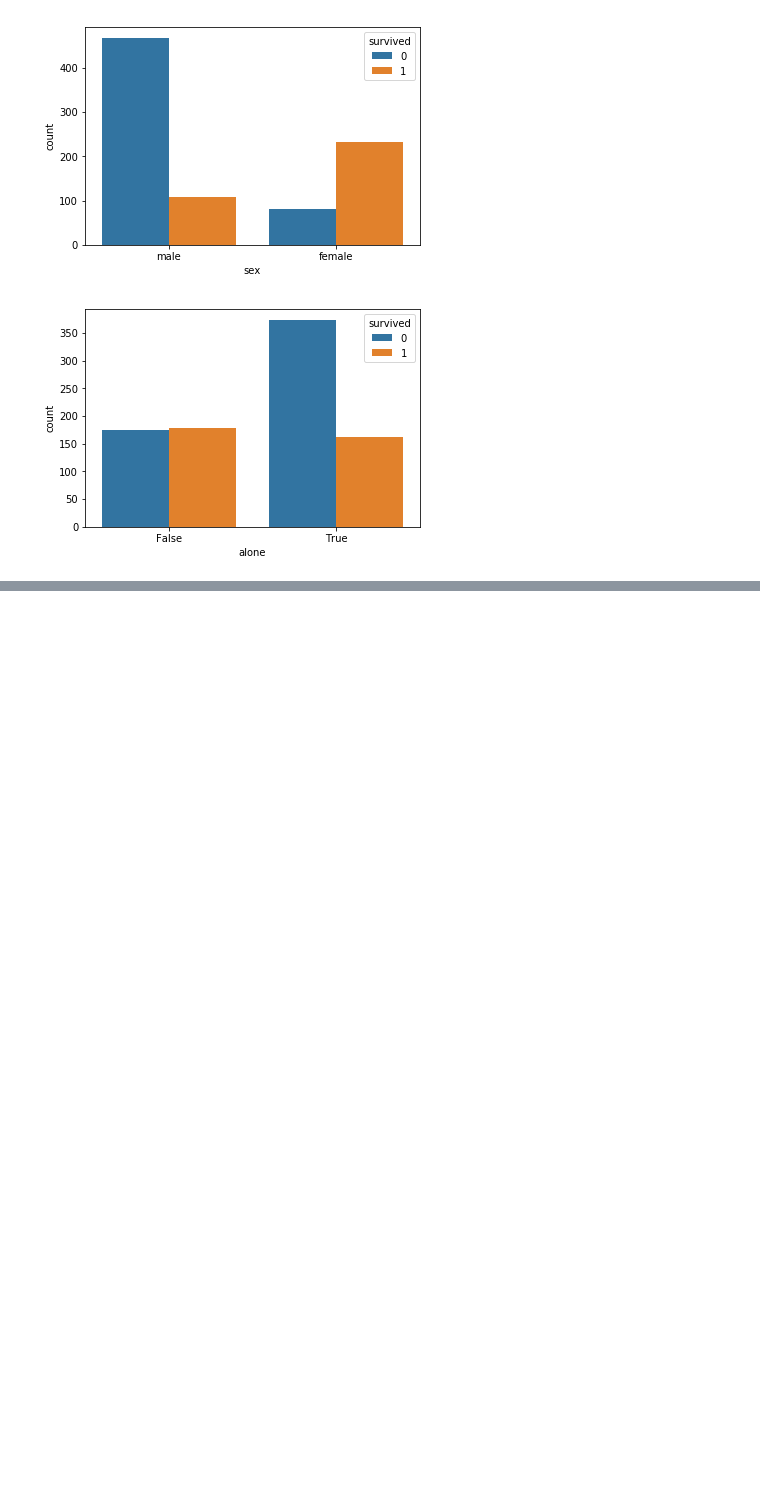
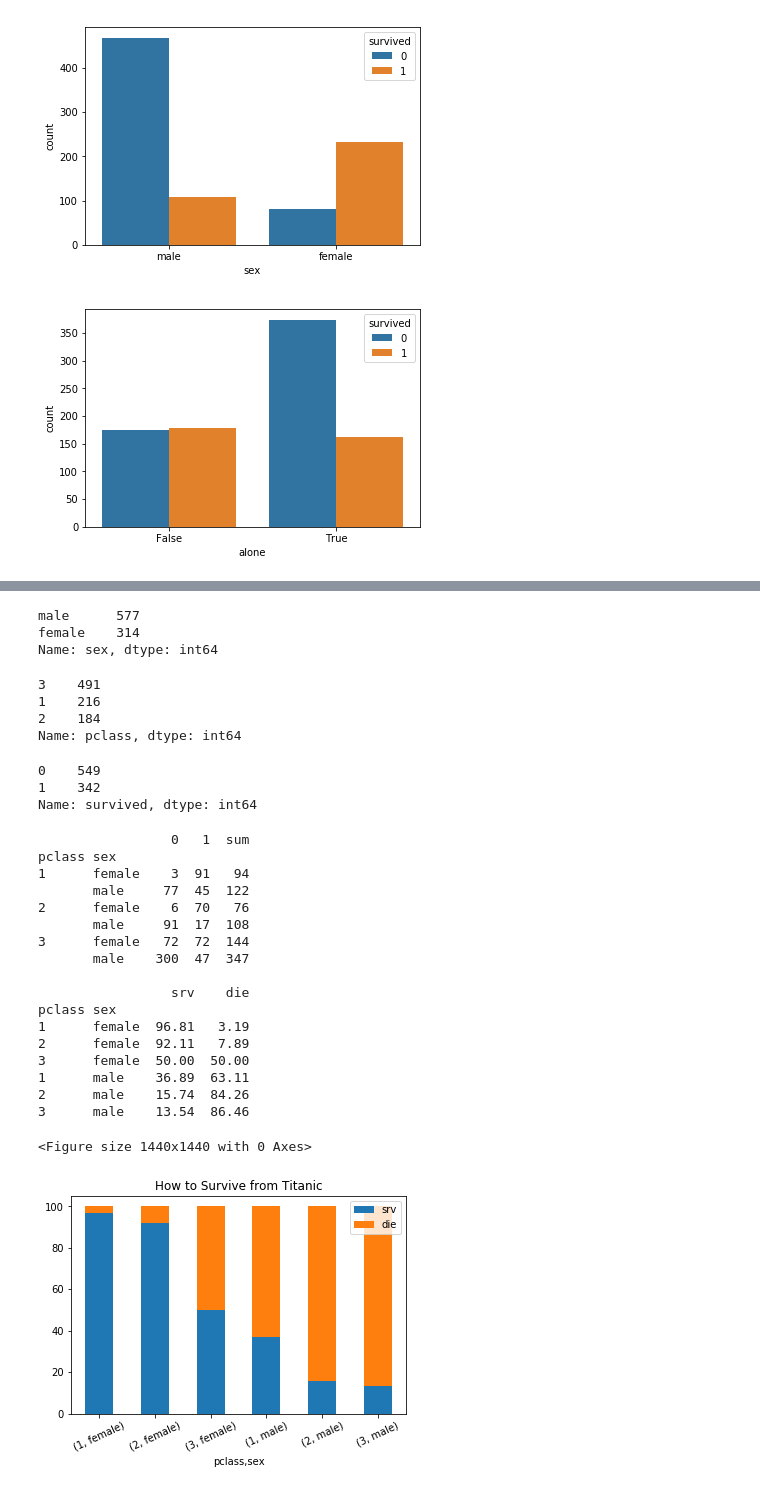
Before and after one commit to PIUphil/toheaven, a Jupyter notebook: 2.5 DataScience/06. 데이터 전처리.ipynb, the cells around one changed output, grey strips where cells are left out. Saved outputs shown, nothing was run; the diff lists cells and outputs as text; code cells hidden in the pictures; blank space fills up the shorter version.

```diff
--- a/2.5 DataScience/06. 데이터 전처리.ipynb
+++ b/2.5 DataScience/06. 데이터 전처리.ipynb
@@ -218,0 +235,63 @@ sns.scatterplot(data=tips, x="total_bill", y="tip")
+# %%
+df_titanic['sex'].value_counts()
+# %% [output]
+male      577
+female    314
+Name: sex, dtype: int64
+# %%
+df_titanic['pclass'].value_counts()
+# %% [output]
+3    491
+1    216
+2    184
+Name: pclass, dtype: int64
+# %%
+df_titanic['survived'].value_counts()
+# %% [output]
+0    549
+1    342
+Name: survived, dtype: int64
+# %%
+import numpy as np
+import pandas as pd
+
+sv = df_titanic.groupby(['pclass','sex'])['survived'].value_counts()
+
+sv = sv.unstack()                           # 생존자
+sv_sum = sv.T.sum(); sv_sum.name = 'sum'    # 생존자 총합
+sv_tot = pd.concat((sv,sv_sum), axis=1)     # 생존여부+총합
+print(sv_tot,"\n")
+
+sv_pct = pd.concat((round(sv_tot[0]/sv_tot['sum']*100, 2),  # 생존여부 퍼센트
+                    round(sv_tot[1]/sv_tot['sum']*100, 2)), axis=1)
+sv_srv=sv_pct[1].sort_values(ascending=False)               # 생존자(퍼센트) 정렬
+sv_srv = pd.Series(sv_sv, name='srv')        # 생존% 컬럼 이름=srv  ...(a)
+sv_die = pd.Series(100-sv_srv, name='die')   # 사망% 컬럼 이름=die  ...(b)
+sv_res = pd.concat((sv_srv,sv_die), axis=1)  # (a)+(b)
+print(sv_res)
+
+plt.figure(figsize=(20,20))
+sv_res.plot(kind='bar', stacked=True)
+plt.title("How to Survive from Titanic")
+plt.xticks(rotation=25)
+plt.show()
+# %% [output]
+                 0   1  sum
+pclass sex
+1      female    3  91   94
+       male     77  45  122
+2      female    6  70   76
+       male     91  17  108
+3      female   72  72  144
+       male    300  47  347
+
+                 srv    die
+pclass sex
+1      female  96.81   3.19
+2      female  92.11   7.89
+3      female  50.00  50.00
+1      male    36.89  63.11
+2      male    15.74  84.26
+3      male    13.54  86.46
+<Figure size 1440x1440 with 0 Axes>
+[figure, added]
```
Also changed, not shown: parts of 10 cells of this notebook.
